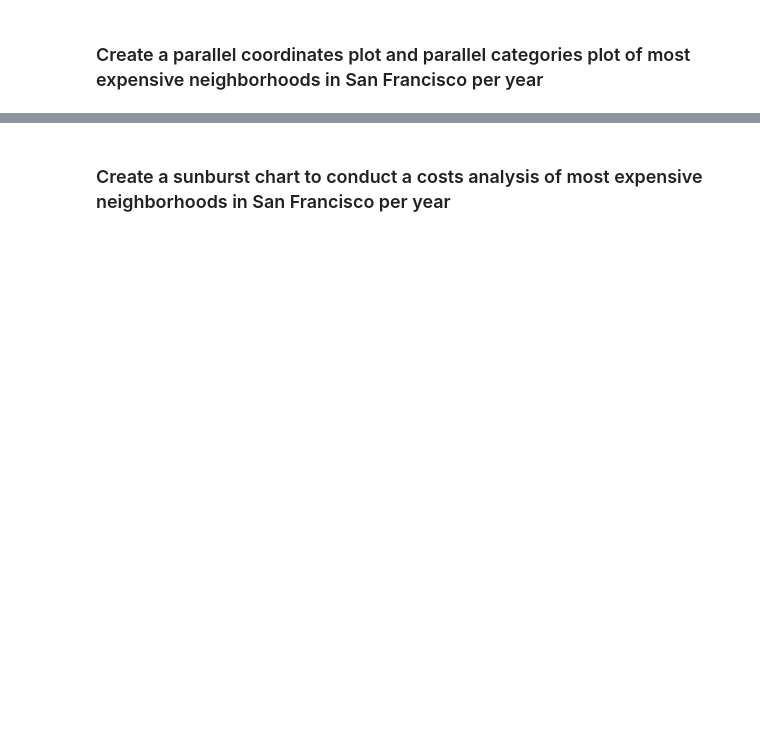
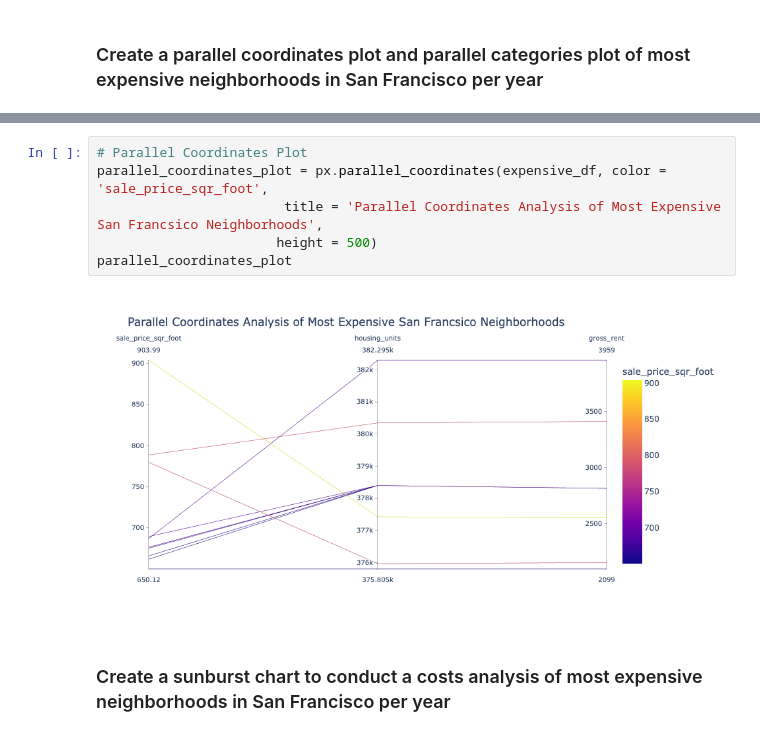
Before and after one commit to tylergehbauer/Pyhtonic-Monopoly, a Jupyter notebook: rental_analysis.ipynb, the cells around one changed output, grey strips where cells are left out. Saved outputs shown, nothing was run; the diff lists cells and outputs as text; blank space fills up the shorter version.

```diff
--- a/rental_analysis.ipynb
+++ b/rental_analysis.ipynb
@@ -361,2 +372,10 @@ df_expensive_neighborhoods_per_year.head()
+# %%
+# Parallel Coordinates Plot
+parallel_coordinates_plot = px.parallel_coordinates(expensive_df, color = 'sale_price_sqr_foot',
+                        title = 'Parallel Coordinates Analysis of Most Expensive San Francsico Neighborhoods',
+                       height = 500)
+parallel_coordinates_plot
+# %% [output]
+[figure, added]
 # %% [markdown]
 ### Create a sunburst chart to conduct a costs analysis of most expensive neighborhoods in San Francisco per year
```
Also changed, not shown: parts of 11 cells of this notebook.
